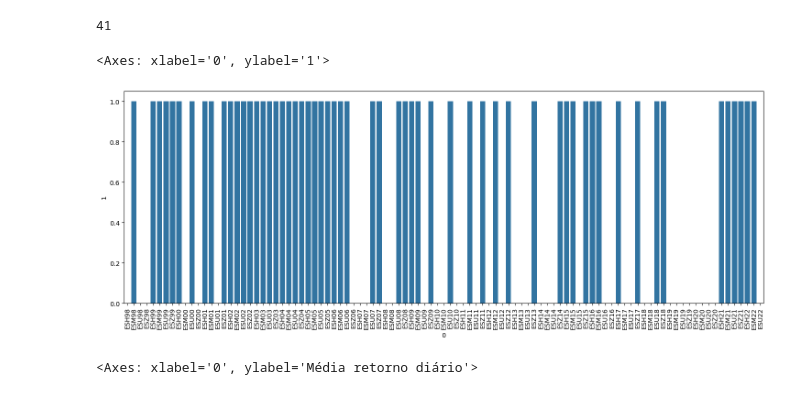
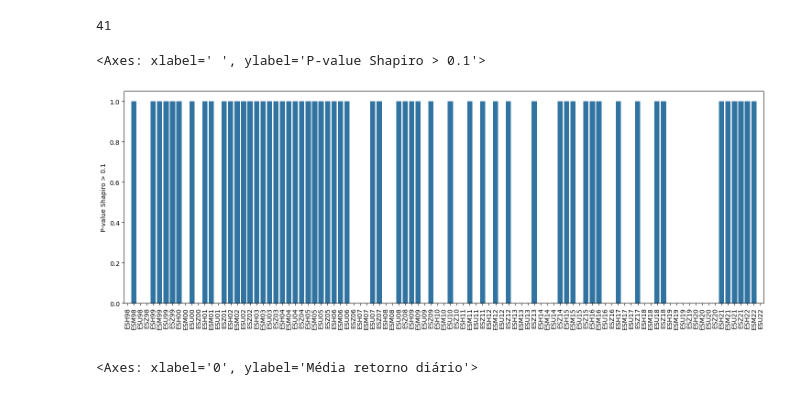
Before and after one commit to fgDotTex/EO_Black76_AssumptionTesting, a Jupyter notebook: BlackModel_AssumptionTesting.ipynb, the cells around one changed output. Drawn from its saved outputs; the diff is of its cells as text; code cells hidden in the pictures.

```diff
--- a/BlackModel_AssumptionTesting.ipynb
+++ b/BlackModel_AssumptionTesting.ipynb
@@ -185,12 +185,16 @@ len(infractors)
 # %%
 passes = pd.DataFrame([(re.sub(".json", "",x) ,1*(p>0.1)) for (x,p) in testResults], columns=["0","1"])
 
 fig, ax = plt.subplots(figsize=(18, 6))
 ax.tick_params(axis='x', labelrotation=90)
+
+ax.set_ylabel("P-value Shapiro > 0.1")
+ax.set_xlabel(" ")
+
 seaborn.barplot(x="0", y="1", data=passes)
 # %% [output]
-<Axes: xlabel='0', ylabel='1'>
+<Axes: xlabel=' ', ylabel='P-value Shapiro > 0.1'>
-[figure, old version]
+[figure, new version]
 # %%
 fig.savefig("../norm.eps",  bbox_inches="tight")
 # %%
```
Also changed, not shown: parts of 5 cells of this notebook.
